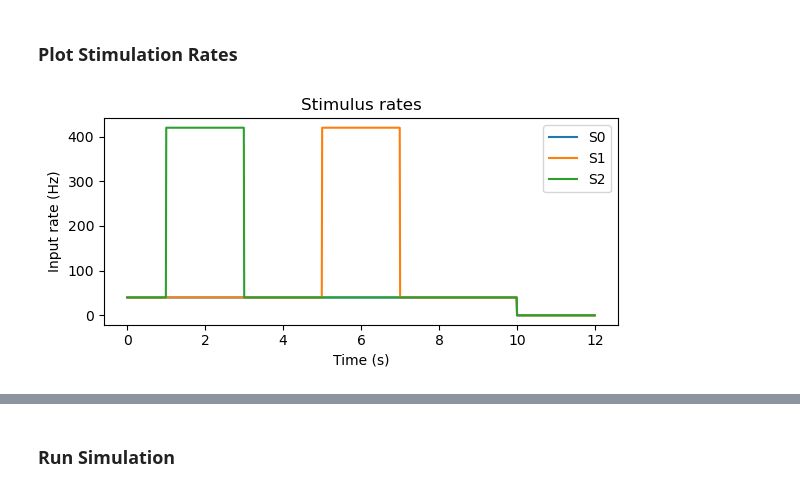
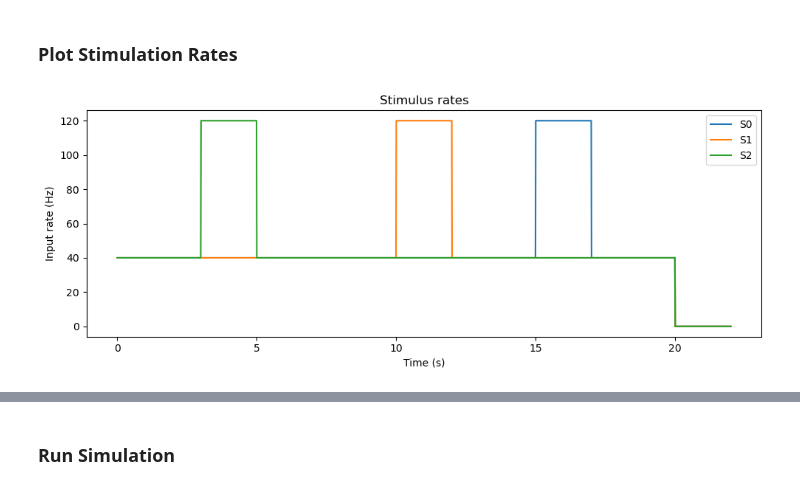
Before and after one commit to MySweetLord/Neuromorphic_Intelligence_2026, a Jupyter notebook: WTA_Network.ipynb, the cells around one changed output, grey strips where cells are left out. Drawn from its saved outputs; the diff is of its cells as text; code cells hidden in the pictures.

```diff
--- a/WTA_Network.ipynb
+++ b/WTA_Network.ipynb
@@ -42,0 +118,2 @@ RuntimeError: Dynap-se ID-0 SN-00000033 [1:50]: failed to set configuration para
+# %%
+ut.set_neuron_refractory_period(model, chip_id, core_id, 987, bias_format='index') # "IF_RFR_N"
@@ -188,0 +308,24 @@ print(t_tot)
+# %%
+lr    = 40      # low rate (Hz)
+hr    = 120     # high rate (Hz)
+
+stim_rates = np.linspace(lr,lr,20)
+stim_rates_hz = [[rate, rate, rate] for rate in stim_rates ]
+
+stim_rates_hz[15][0] = hr
+stim_rates_hz[16][0] = hr
+
+stim_rates_hz[10][1] = hr
+stim_rates_hz[11][1] = hr
+
+
+stim_rates_hz[3][2] = hr
+stim_rates_hz[4][2] = hr
+
+
+dt_stim       = 1
+t_steps_stim  = dt_stim*np.ones_like(stim_rates)
+t_post_stim   = 2.0
+t_tot         = sum(t_steps_stim) + t_post_stim
+
+print(t_tot)
@@ -189,6 +334,6 @@ print(t_tot)
 # %%
 
-rng = np.random.default_rng(1)
+rng = np.random.default_rng(seed = 2)
 
 
 net_gen = NetworkGenerator()
@@ -278,8 +423,8 @@ for j in range(NS):
 for s in range(NS):
     for i in range(NE):
         for j in range(NE):
-            if i == j and rng.random() < p_S_S_self:
-                if rng.random() < p_S_S_NMDA:
+            if i == j and rng.random() < p_S_S_self[s]:
+                if rng.random() < p_S_S_NMDA[s]:
                     add_conn(
                     S_pops[s][i],
                     S_pops[s][j],
@@ -291,8 +436,8 @@ for s in range(NS):
                     dyn1.Dynapse1SynType.AMPA
                     )
 
-            if i != j and rng.random() < p_S_S_AMPA:
-                if rng.random() < p_S_S_NMDA:
+            if i != j and rng.random() < p_S_S_AMPA[s]:
+                if rng.random() < p_S_S_NMDA[s]:
                     add_conn(
                     S_pops[s][i],
                     S_pops[s][j],
@@ -310,7 +455,7 @@ for s in range(NS):
 for s in range(NS):
     for e_neuron in S_pops[s]:
         for i_neuron in I_pop:
-            if rng.random() < p_S_I:
+            if rng.random() < p_S_I[s]:
                 add_conn(
                     e_neuron,
                     i_neuron,
@@ -323,8 +468,8 @@ for s in range(NS):
 for i_neuron in I_pop:
     for s in range(NS):
         for e_neuron in S_pops[s]:
-            if rng.random() < p_I_S_GABA_A:
-                if rng.random() < p_I_S_GABA_B:
+            if rng.random() < p_I_S_GABA_A[s]:
+                if rng.random() < p_I_S_GABA_B[s]:
                     add_conn(
                         i_neuron,
                         e_neuron,
@@ -576,35 +721,35 @@ def population_activity(t_spikes, n_neurons):
 fs = 100
 
 stim_rates_hz = np.array(stim_rates_hz)
 t             = np.arange(0, t_tot, 1/fs)
 
 # allocate rate matrix
 rates = np.zeros((NS, len(t)))
 
 # fill piecewise constant segments
 t_cursor = 0
 for i, dt in enumerate(t_steps_stim):
     idx_start = int(t_cursor * fs)
     idx_end   = int((t_cursor + dt) * fs)
 
     for s in range(NS):
         rates[s, idx_start:idx_end] = stim_rates_hz[i, s]
 
     t_cursor += dt
 
-plt.figure(figsize=(6,3))
+plt.figure(figsize=(10,4))
 
 for s in range(NS):
     plt.plot(t, rates[s], label=f"S{s}")
 
 plt.xlabel("Time (s)")
 plt.ylabel("Input rate (Hz)")
 plt.title("Stimulus rates")
 plt.legend()
 plt.tight_layout()
 plt.show()
 # %% [output]
-[figure, old version]
+[figure, new version]
 # %%
 input_spike_t  = np.asarray(spike_times)
 input_spike_id = np.asarray(indices)
```
Also changed, not shown: parts of 37 cells of this notebook, 6 other files.
